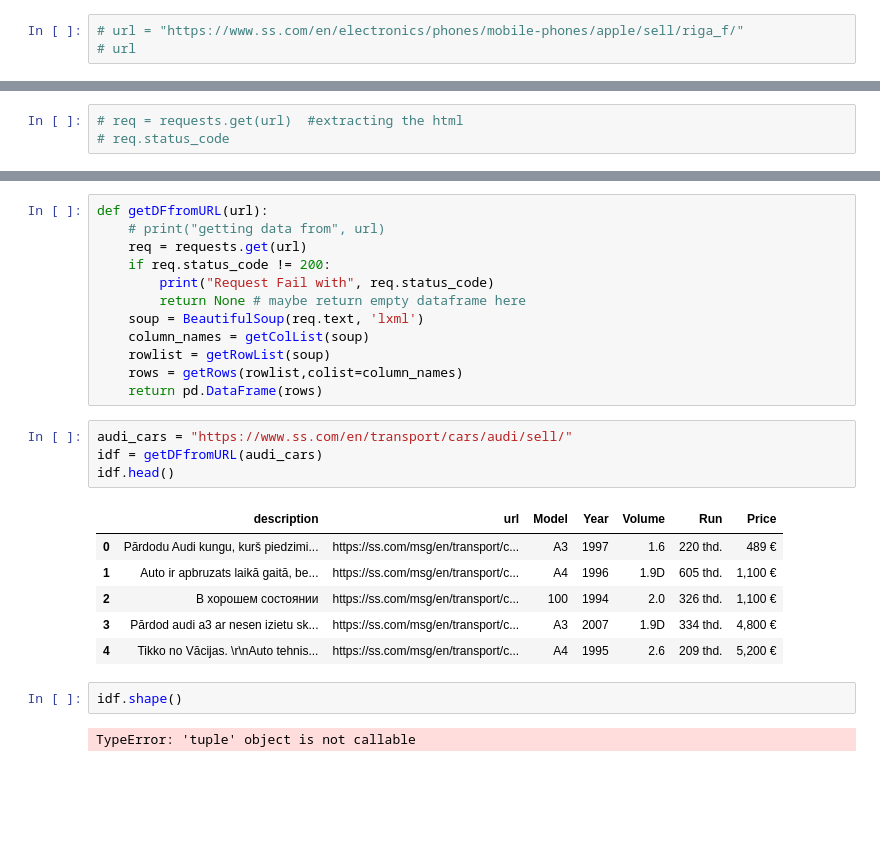
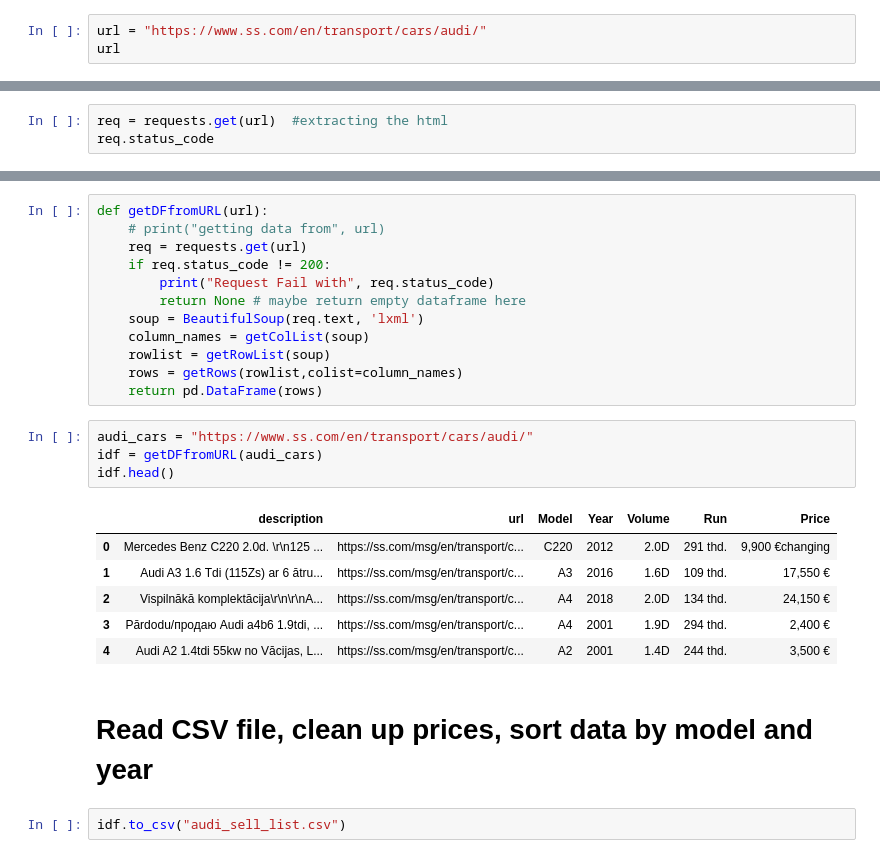
Before and after one commit to ugnevaisvilaite/She-Goes-Tech22, a Jupyter notebook: day_20/day_20_homework.ipynb, the cells around one changed output, grey strips where cells are left out. Cells and saved outputs as stored; diff of their text form; blank space fills up the shorter version.

```diff
--- a/day_20/day_20_homework.ipynb
+++ b/day_20/day_20_homework.ipynb
@@ -14,4 +17,4 @@ from bs4 import BeautifulSoup
 # %%
-# url = "https://www.ss.com/en/electronics/phones/mobile-phones/apple/sell/riga_f/"
-# url
+url = "https://www.ss.com/en/transport/cars/audi/"
+url
 # %% [output]
@@ -19,3 +22,3 @@ from bs4 import BeautifulSoup
 # %%
-# req = requests.get(url)  #extracting the html
-# req.status_code
+req = requests.get(url)  #extracting the html
+req.status_code
@@ -73,17 +78,17 @@ def getDFfromURL(url):
     rows = getRows(rowlist,colist=column_names)
     return pd.DataFrame(rows)
 # %%
-audi_cars = "https://www.ss.com/en/transport/cars/audi/sell/"
+audi_cars = "https://www.ss.com/en/transport/cars/audi/"
 idf = getDFfromURL(audi_cars)
 idf.head()
 # %% [output]
 |  | description | url | Model | Year | Volume | Run | Price |
-| 0 | Pārdodu Audi kungu, kurš piedzimi... | https://ss.com/msg/en/transport/c... | A3 | 1997 | 1.6 | 220 thd. | 489 € |
-| 1 | Auto ir apbruzats laikā gaitā, be... | https://ss.com/msg/en/transport/c... | A4 | 1996 | 1.9D | 605 thd. | 1,100 € |
-| 2 | В хорошем состоянии | https://ss.com/msg/en/transport/c... | 100 | 1994 | 2.0 | 326 thd. | 1,100 € |
-| 3 | Pārdod audi a3 ar nesen izietu sk... | https://ss.com/msg/en/transport/c... | A3 | 2007 | 1.9D | 334 thd. | 4,800 € |
-| 4 | Tikko no Vācijas. \r\nAuto tehnis... | https://ss.com/msg/en/transport/c... | A4 | 1995 | 2.6 | 209 thd. | 5,200 € |
+| 0 | Mercedes Benz C220 2.0d. \r\n125 ... | https://ss.com/msg/en/transport/c... | C220 | 2012 | 2.0D | 291 thd. | 9,900 €changing |
+| 1 | Audi A3 1.6 Tdi (115Zs) ar 6 ātru... | https://ss.com/msg/en/transport/c... | A3 | 2016 | 1.6D | 109 thd. | 17,550 € |
+| 2 | Vispilnākā komplektācija\r\n\r\nA... | https://ss.com/msg/en/transport/c... | A4 | 2018 | 2.0D | 134 thd. | 24,150 € |
+| 3 | Pārdodu/продаю Audi a4b6 1.9tdi, ... | https://ss.com/msg/en/transport/c... | A4 | 2001 | 1.9D | 294 thd. | 2,400 € |
+| 4 | Audi A2 1.4tdi 55kw no Vācijas, L... | https://ss.com/msg/en/transport/c... | A2 | 2001 | 1.4D | 244 thd. | 3,500 € |
-# %%
-idf.shape()
-# %% [output]
-TypeError: 'tuple' object is not callable
+# %% [markdown]
+# Read CSV file, clean up prices, sort data by model and year
+# %%
+idf.to_csv("audi_sell_list.csv")
```
Also changed, not shown: parts of 17 cells of this notebook, 1 other file.
